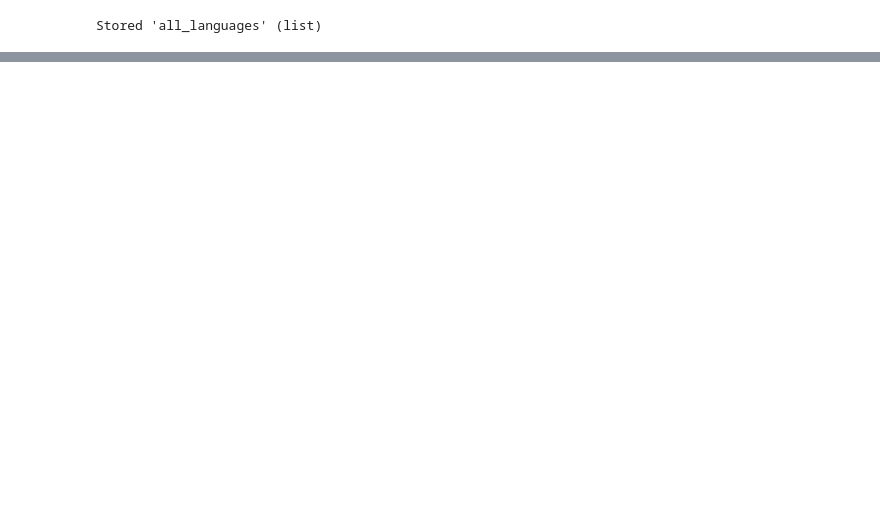
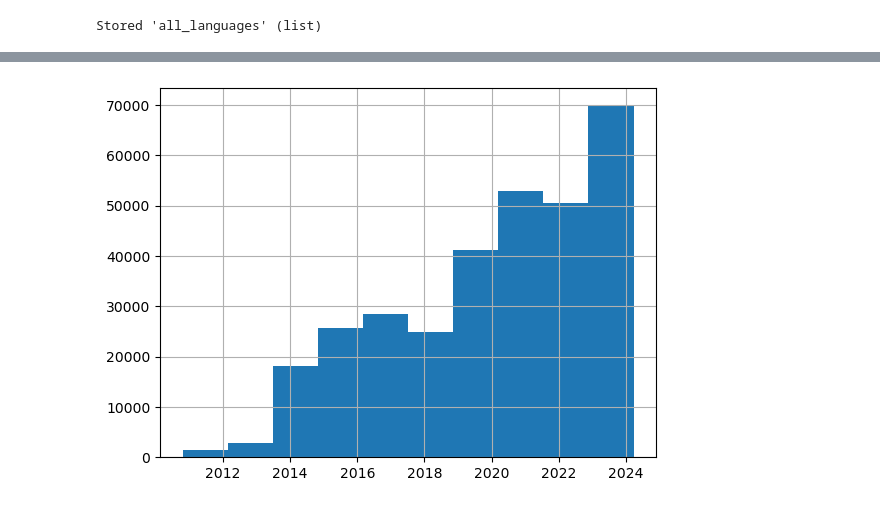
Before and after one commit to joshtod/Springboard, a Jupyter notebook: game_loc_prioritizer/notebooks/1.1-jod-data-wrangling_and_EDA.ipynb, the cells around one changed output, grey strips where cells are left out. Cells and saved outputs as stored; diff of their text form; code cells hidden in the pictures; blank space fills up the shorter version.

```diff
--- a/game_loc_prioritizer/notebooks/1.1-jod-data-wrangling_and_EDA.ipynb
+++ b/game_loc_prioritizer/notebooks/1.1-jod-data-wrangling_and_EDA.ipynb
@@ -790,0 +560,5 @@ Stored 'all_languages' (list)
+# %%
+review_df['review_date'].hist()
+plt.show()
+# %% [output]
+[figure, added]
```
Also changed, not shown: parts of 49 cells of this notebook, 10 other files.
